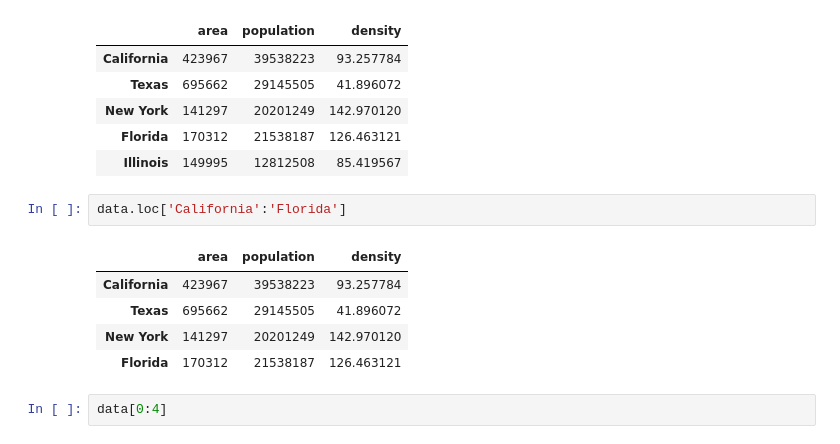
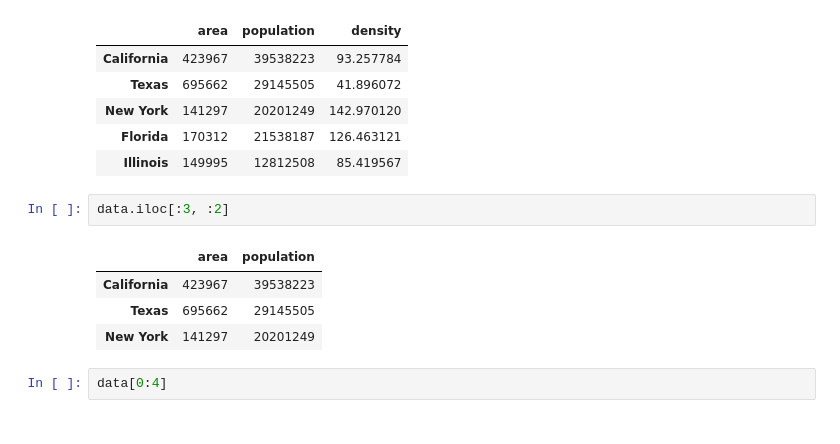
Before and after one commit to bonareri/data-science-class, a Jupyter notebook: 05-Python_for_Data_Science/04_Foundations_of_Pandas.ipynb, the cells around one changed output. Drawn from its saved outputs; the diff is of its cells as text.

```diff
--- a/05-Python_for_Data_Science/04_Foundations_of_Pandas.ipynb
+++ b/05-Python_for_Data_Science/04_Foundations_of_Pandas.ipynb
@@ -877,13 +877,12 @@ data
 | Florida | 170312 | 21538187 | 126.463121 |
 | Illinois | 149995 | 12812508 | 85.419567 |
 # %%
-data.loc['California':'Florida']
+data.iloc[:3, :2]
 # %% [output]
-|  | area | population | density |
-| California | 423967 | 39538223 | 93.257784 |
-| Texas | 695662 | 29145505 | 41.896072 |
-| New York | 141297 | 20201249 | 142.970120 |
-| Florida | 170312 | 21538187 | 126.463121 |
+|  | area | population |
+| California | 423967 | 39538223 |
+| Texas | 695662 | 29145505 |
+| New York | 141297 | 20201249 |
 # %%
 data[0:4]
 # %% [output]
```
Also changed, not shown: parts of 2 cells of this notebook, 13 other files.
